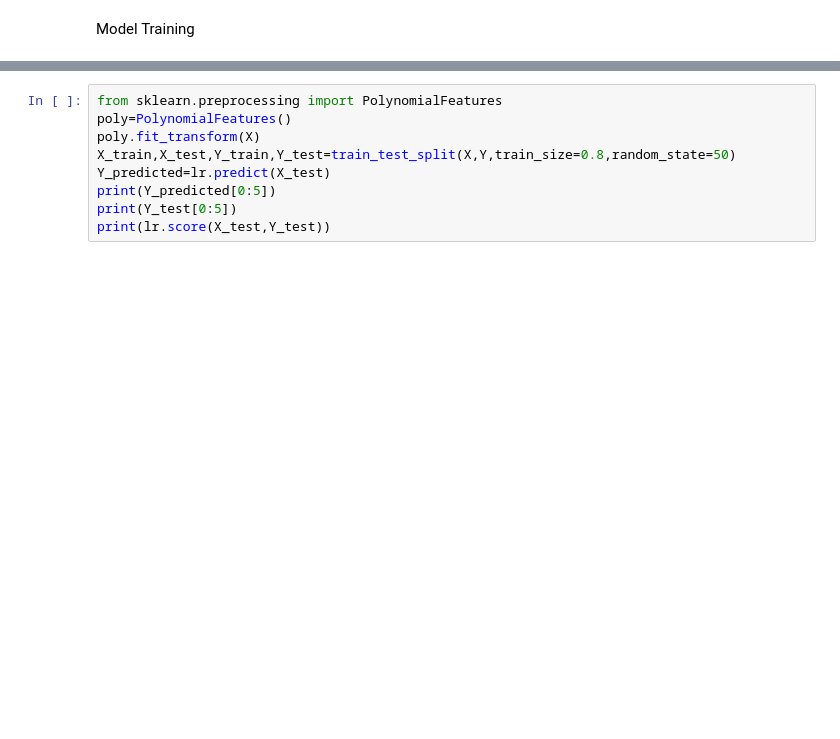
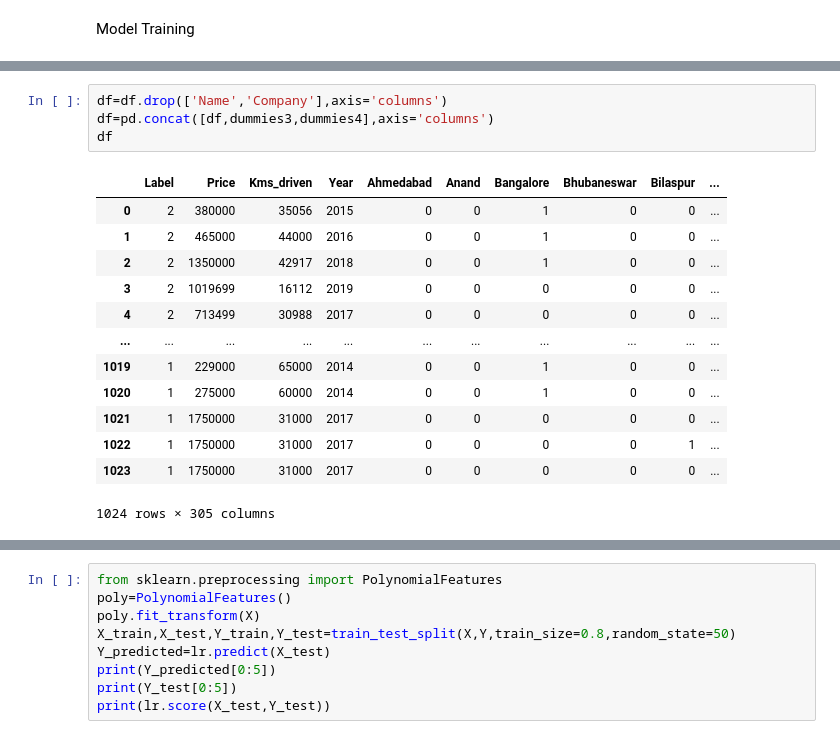
Before and after one commit to IKLADE/quikr_car, a Jupyter notebook: Untitled.ipynb, the cells around one changed output, grey strips where cells are left out. Drawn from its saved outputs; the diff is of its cells as text; blank space fills up the shorter version.

```diff
--- a/Untitled.ipynb
+++ b/Untitled.ipynb
@@ -827,3 +865,21 @@ df
+# %%
+df=df.drop(['Name','Company'],axis='columns')
+df=pd.concat([df,dummies3,dummies4],axis='columns')
+df
+# %% [output]
+|  | Label | Price | Kms_driven | Year | Ahmedabad | Anand | Bangalore | Bhubaneswar | Bilaspur | ... |
+| 0 | 2 | 380000 | 35056 | 2015 | 0 | 0 | 1 | 0 | 0 | ... |
+| 1 | 2 | 465000 | 44000 | 2016 | 0 | 0 | 1 | 0 | 0 | ... |
+| 2 | 2 | 1350000 | 42917 | 2018 | 0 | 0 | 1 | 0 | 0 | ... |
+| 3 | 2 | 1019699 | 16112 | 2019 | 0 | 0 | 0 | 0 | 0 | ... |
+| 4 | 2 | 713499 | 30988 | 2017 | 0 | 0 | 0 | 0 | 0 | ... |
+| ... | ... | ... | ... | ... | ... | ... | ... | ... | ... | ... |
+| 1019 | 1 | 229000 | 65000 | 2014 | 0 | 0 | 1 | 0 | 0 | ... |
+| 1020 | 1 | 275000 | 60000 | 2014 | 0 | 0 | 1 | 0 | 0 | ... |
+| 1021 | 1 | 1750000 | 31000 | 2017 | 0 | 0 | 0 | 0 | 0 | ... |
+| 1022 | 1 | 1750000 | 31000 | 2017 | 0 | 0 | 0 | 0 | 1 | ... |
+| 1023 | 1 | 1750000 | 31000 | 2017 | 0 | 0 | 0 | 0 | 0 | ... |
+1024 rows × 305 columns
 # %%
 Y=df['Price']
 Y
```
Also changed, not shown: parts of 17 cells of this notebook.
